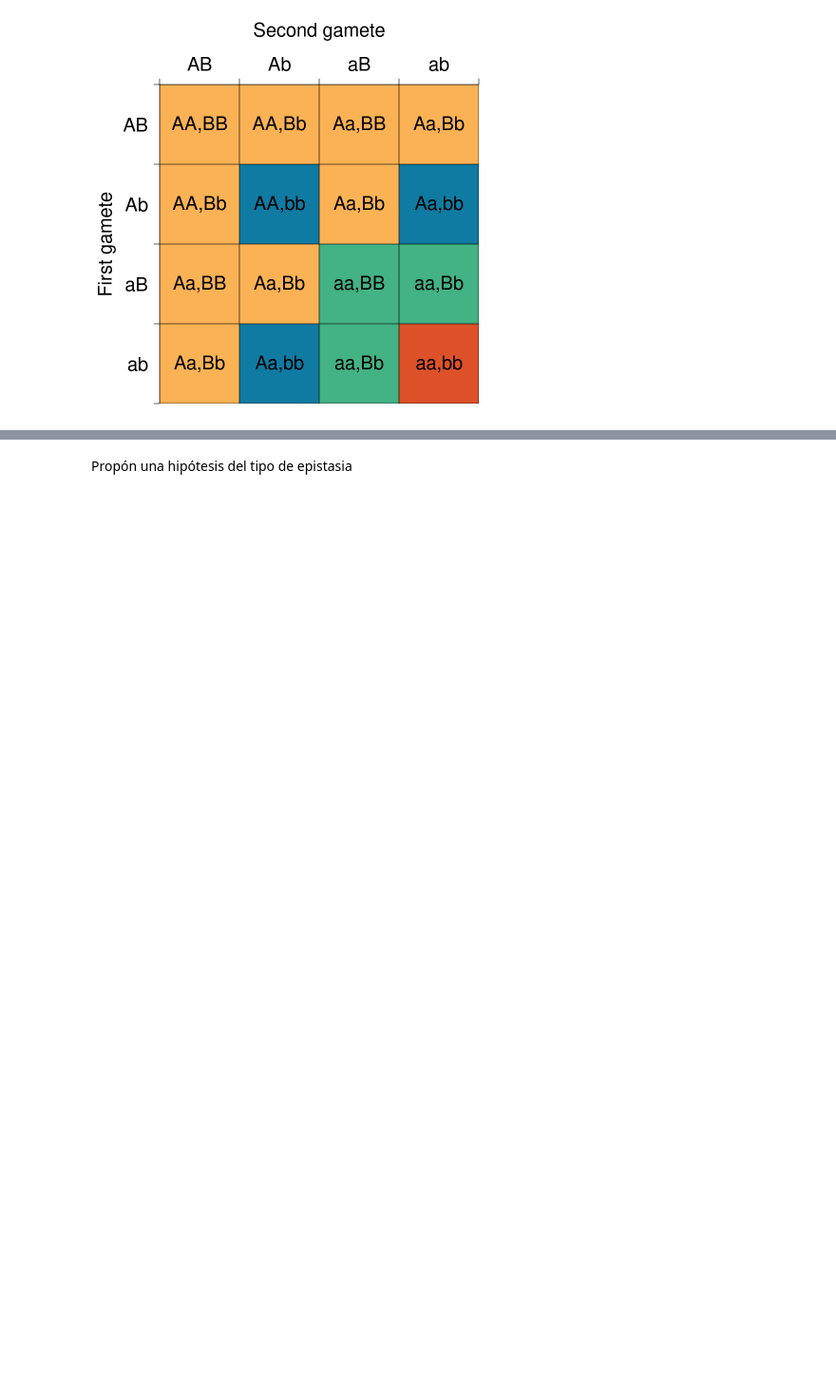
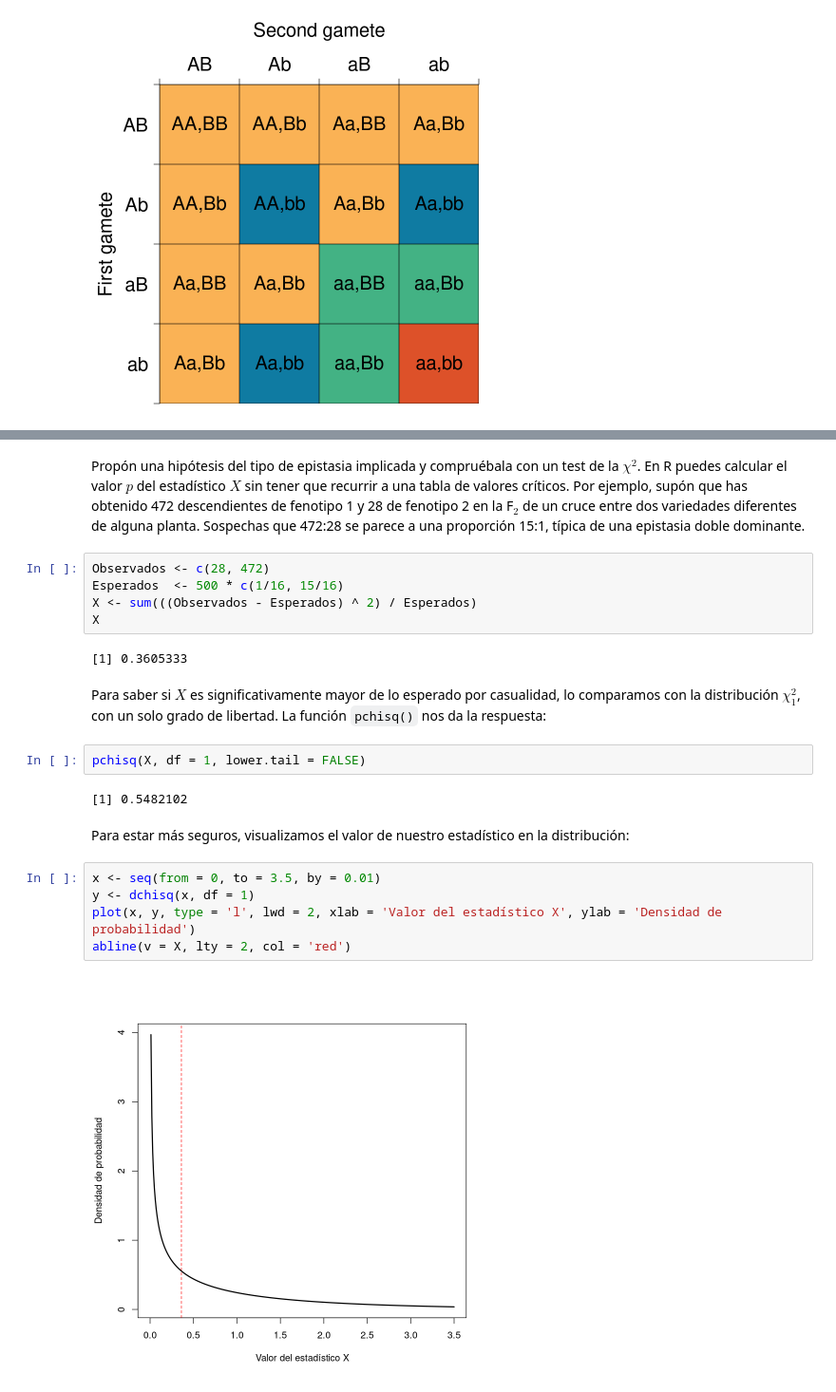
Before and after one commit to IgnasiLucas/Genetica_36834, a Jupyter notebook: T3_cas.ipynb, the cells around one changed output, grey strips where cells are left out. Shown at 95% size. Cells and saved outputs as stored; diff of their text form; blank space fills up the shorter version.

```diff
--- a/T3.ipynb
+++ b/T3_cas.ipynb
@@ -30,2 +30,24 @@ Descendientes
 # %% [markdown]
-Propón una hipótesis del tipo de epistasia
+Propón una hipótesis del tipo de epistasia implicada y compruébala con un test de la $\chi^2$. En R puedes calcular el valor $p$ del estadístico $X$ sin tener que recurrir a una tabla de valores críticos. Por ejemplo, supón que has obtenido 472 descendientes de fenotipo 1 y 28 de fenotipo 2 en la F$_2$ de un cruce entre dos variedades diferentes de alguna planta. Sospechas que 472:28 se parece a una proporción 15:1, típica de una epistasia doble dominante.
+# %%
+Observados <- c(28, 472)
+Esperados  <- 500 * c(1/16, 15/16)
+X <- sum(((Observados - Esperados) ^ 2) / Esperados)
+X
+# %% [output]
+[1] 0.3605333
+# %% [markdown]
+Para saber si $X$ es significativamente mayor de lo esperado por casualidad, lo comparamos con la distribución $\chi^2_1$, con un solo grado de libertad. La función `pchisq()` nos da la respuesta:
+# %%
+pchisq(X, df = 1, lower.tail = FALSE)
+# %% [output]
+[1] 0.5482102
+# %% [markdown]
+Para estar más seguros, visualizamos el valor de nuestro estadístico en la distribución:
+# %%
+x <- seq(from = 0, to = 3.5, by = 0.01)
+y <- dchisq(x, df = 1)
+plot(x, y, type = 'l', lwd = 2, xlab = 'Valor del estadístico X', ylab = 'Densidad de probabilidad')
+abline(v = X, lty = 2, col = 'red')
+# %% [output]
+[figure, added]
```
Also changed, not shown: parts of 2 cells of this notebook, 3 other files.
